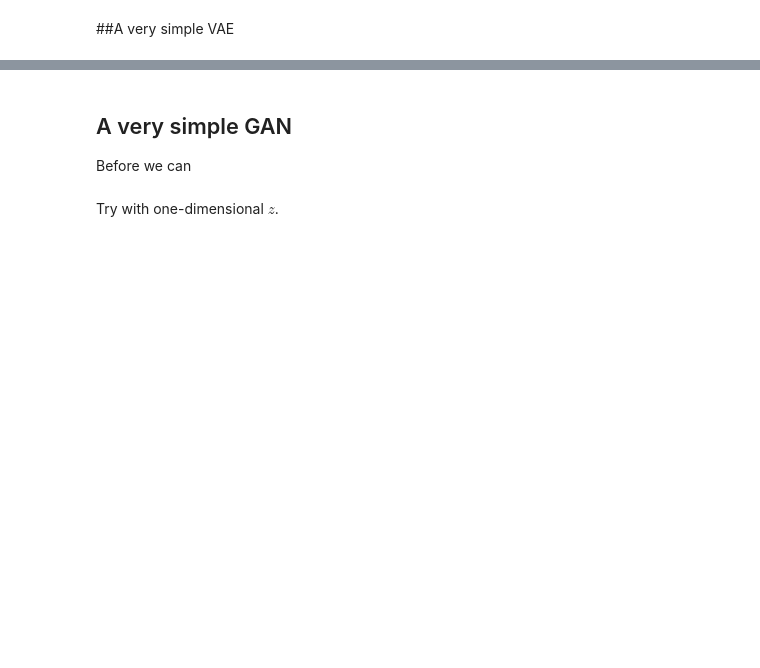
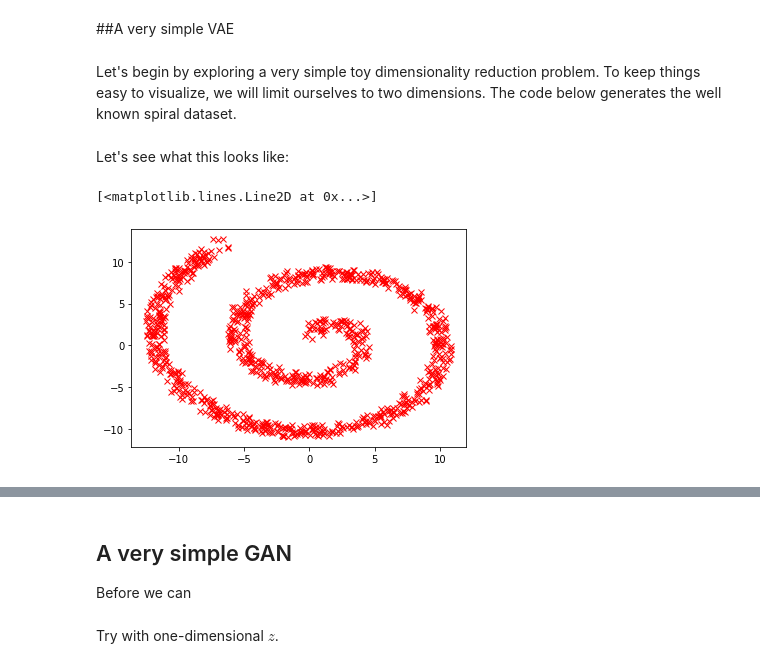
Before and after one commit to gvogiatzis/CS4740, a Jupyter notebook: CS4740_Lab_Week_06.ipynb, the cells around one changed output, grey strips where cells are left out. Saved outputs shown, nothing was run; the diff lists cells and outputs as text; code cells hidden in the pictures; blank space fills up the shorter version.

```diff
--- a/CS4740_Lab_Week_06.ipynb
+++ b/CS4740_Lab_Week_06.ipynb
@@ -13,5 +13,7 @@ In this lab we will explore some of the properties of Deep Generative Models by
 # %% [markdown]
 ##A very simple VAE
+# %% [markdown]
+Let's begin by exploring a very simple toy dimensionality reduction problem. To keep things easy to visualize, we will limit ourselves to two dimensions. The code below generates the well known spiral dataset.
 # %%
 import matplotlib.pyplot as plt
 import torch
@@ -29,0 +31,8 @@ def spiral(n_points, noise=1.5):
+# %% [markdown]
+Let's see what this looks like:
+# %%
+X = spiral(n_points=1000)
+plt.plot(X[:,0],X[:,1],'rx')
+# %% [output]
+[<matplotlib.lines.Line2D at 0x...>]
+[figure, added]
```
Also changed, not shown: parts of 8 cells of this notebook.
